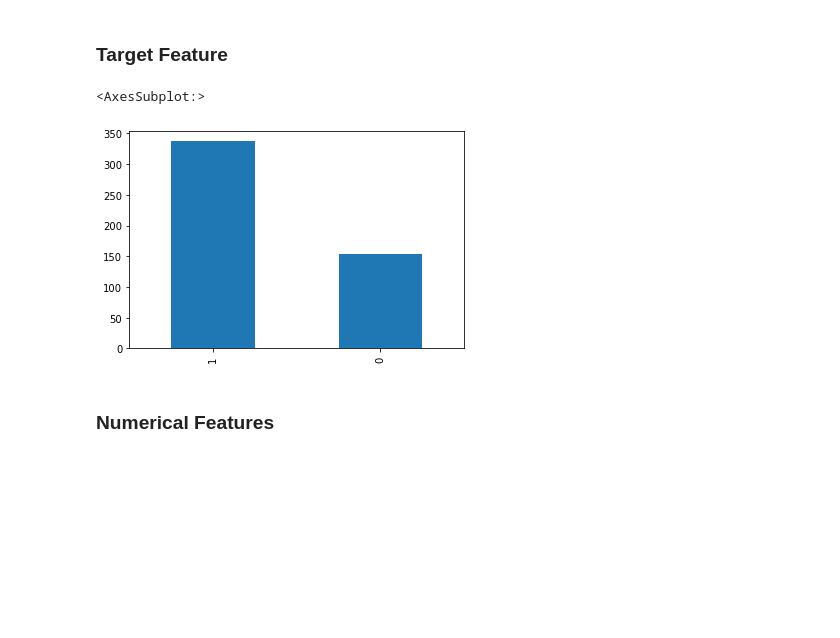
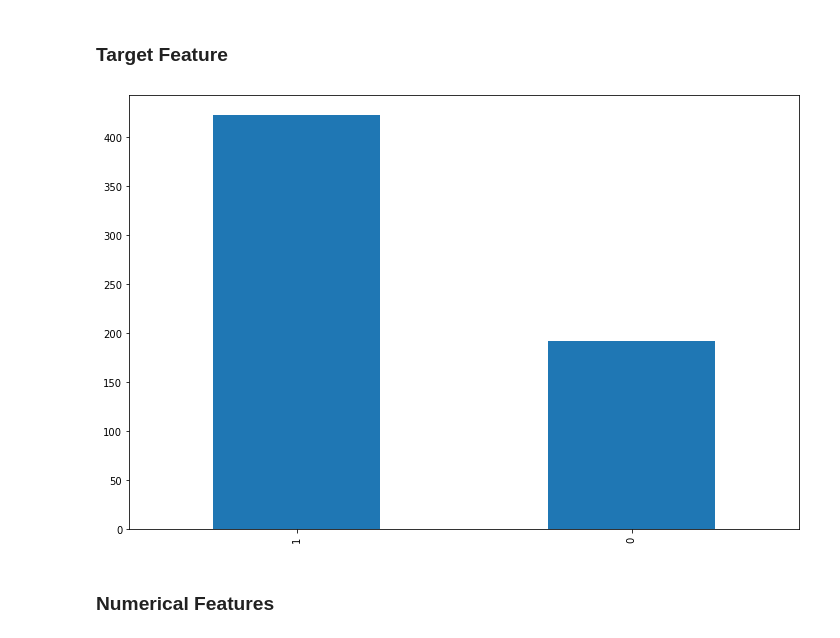
Before and after one commit to monolith1/EC2-Flask-Model-Deployment, a Jupyter notebook: ExplorationAndModeling.ipynb, the cells around one changed output. Drawn from its saved outputs; the diff is of its cells as text; code cells hidden in the pictures; blank space fills up the shorter version.

```diff
--- a/ExplorationAndModeling.ipynb
+++ b/ExplorationAndModeling.ipynb
@@ -114,10 +114,14 @@ y_train.isna().sum()
 # %% [markdown]
 ### Target Feature
 # %%
-y_train.value_counts().plot(kind='bar')
+plt.figure(figsize=(12, 8))
+ax = y.value_counts().plot(kind="bar")
+# ax.set_title("Class Frequency")
+# ax.set_xlabel("Approval Class")
+# ax.set_ylabel("Frequency")
+# ax.set_xticklabels(['yes','no'])
 # %% [output]
-<AxesSubplot:>
-[figure, old version]
+[figure, new version]
 # %% [markdown]
 ### Numerical Features
 # %%
```
Also changed, not shown: parts of 1 cell of this notebook, 1 other file.
